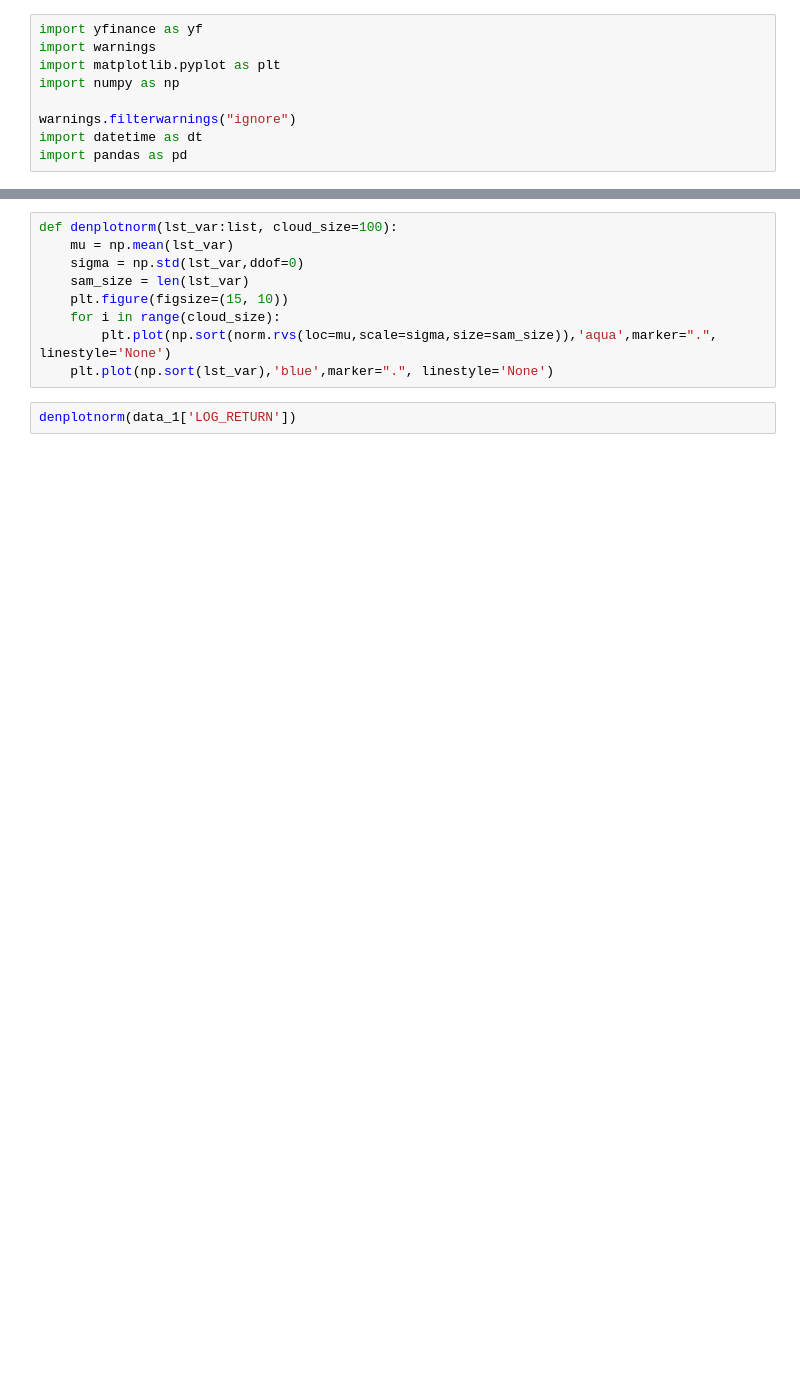
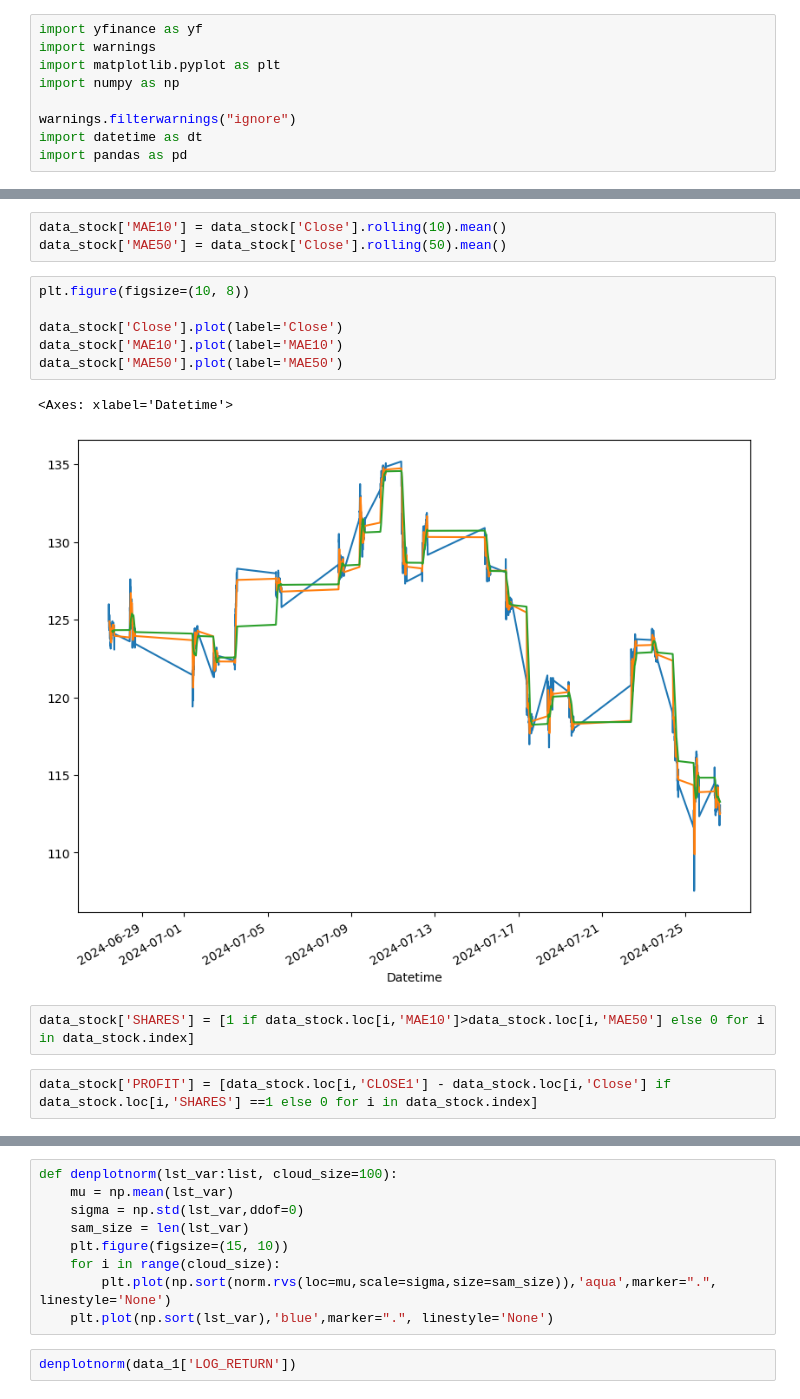
Before and after one commit to julian-sc/machine_learning, a Jupyter notebook: Notebooks/PruebasTrade.ipynb, the cells around one changed output, grey strips where cells are left out. Saved outputs shown, nothing was run; the diff lists cells and outputs as text; blank space fills up the shorter version.

```diff
--- a/Notebooks/PruebasTrade.ipynb
+++ b/Notebooks/PruebasTrade.ipynb
@@ -103,0 +158,16 @@ sigma = data_1['LOG_RETURN'].std(ddof=1)
+# %%
+data_stock['MAE10'] = data_stock['Close'].rolling(10).mean()
+data_stock['MAE50'] = data_stock['Close'].rolling(50).mean()
+# %%
+plt.figure(figsize=(10, 8))
+
+data_stock['Close'].plot(label='Close')
+data_stock['MAE10'].plot(label='MAE10')
+data_stock['MAE50'].plot(label='MAE50')
+# %% [output]
+<Axes: xlabel='Datetime'>
+[figure, added]
+# %%
+data_stock['SHARES'] = [1 if data_stock.loc[i,'MAE10']>data_stock.loc[i,'MAE50'] else 0 for i in data_stock.index]
+# %%
+data_stock['PROFIT'] = [data_stock.loc[i,'CLOSE1'] - data_stock.loc[i,'Close'] if data_stock.loc[i,'SHARES'] ==1 else 0 for i in data_stock.index]
```
Also changed, not shown: parts of 48 cells of this notebook.
